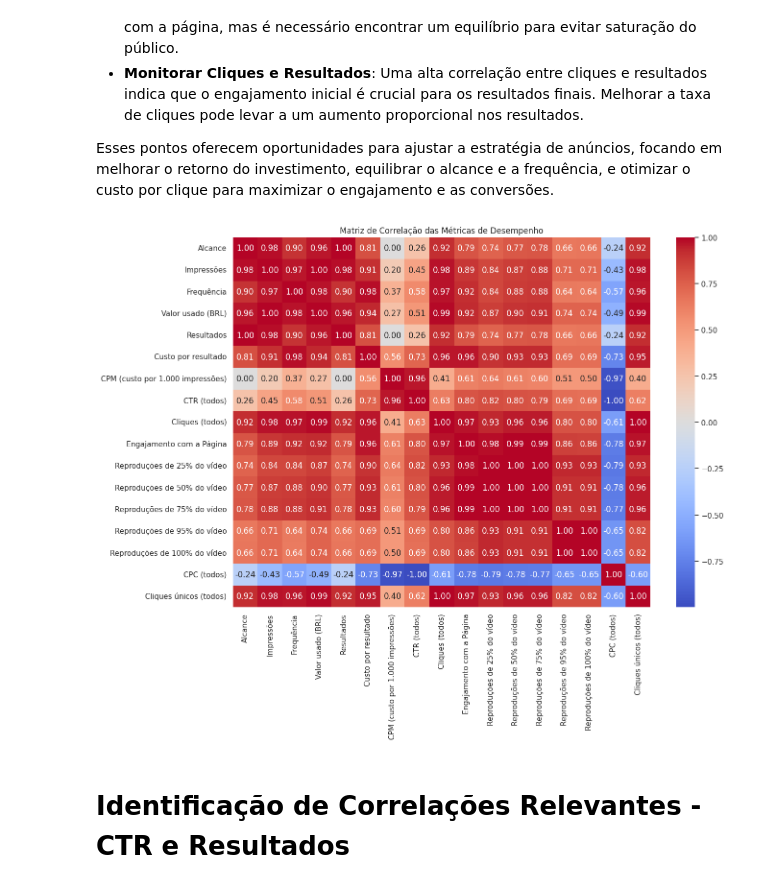
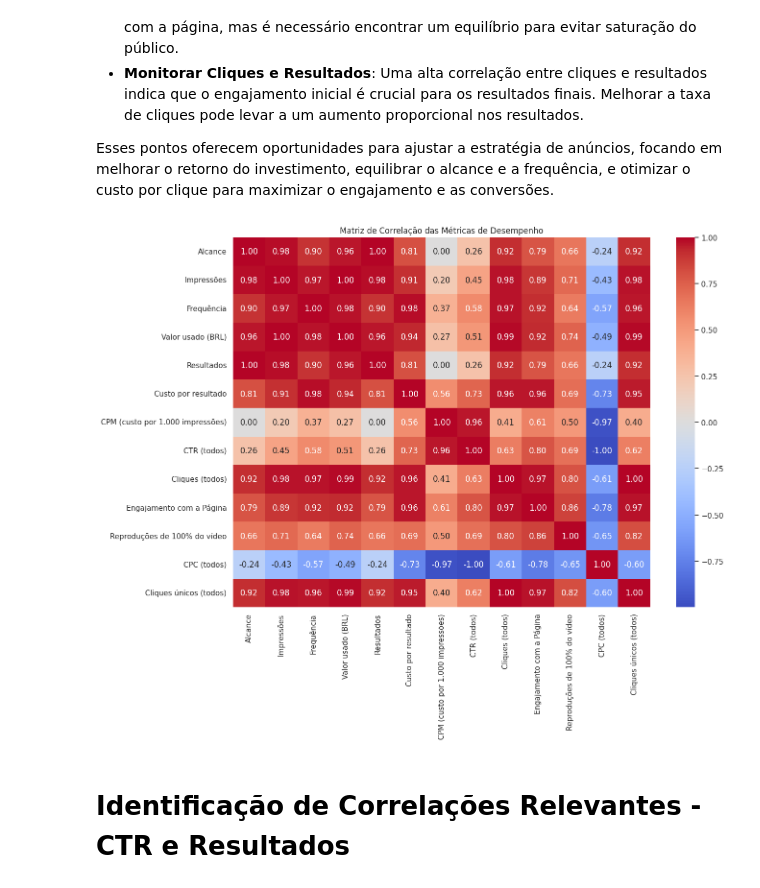
Before and after one commit to claraferreirabatista/analise_de_campanha, a Jupyter notebook: Miro Cozinha e Vinho/Ultimos trinta dias/analise_exploratoria_ultimos_30_dias.ipynb, the cells around one changed output. Saved outputs shown, nothing was run; the diff lists cells and outputs as text; code cells hidden in the pictures.

```diff
--- a/Miro Cozinha e Vinho/Ultimos trinta dias/analise_exploratoria_ultimos_30_dias.ipynb
+++ b/Miro Cozinha e Vinho/Ultimos trinta dias/analise_exploratoria_ultimos_30_dias.ipynb
@@ -333,38 +331,34 @@ metricas_principais = [
     "Frequência",
     "Valor usado (BRL)",
     "Resultados",
     "Custo por resultado",
     "CPM (custo por 1.000 impressões)",
     "CTR (todos)",
     "Cliques (todos)",
     "Engajamento com a Página",
-    "Reproduções de 25% do vídeo",
-    "Reproduções de 50% do vídeo",
-    "Reproduções de 75% do vídeo",
-    "Reproduções de 95% do vídeo",
     "Reproduções de 100% do vídeo",
     "CPC (todos)",
     "Cliques únicos (todos)",
 ]
 
 # Convertendo as métricas para números
 # Isso ajuda a evitar erros se houver valores inválidos
 for coluna in metricas_principais:
     df[coluna] = pd.to_numeric(df[coluna], errors="coerce")
 
 # Removendo linhas que têm dados faltando nas métricas selecionadas
 # Isso garante que a análise seja feita apenas com dados completos
 df_corr = df[metricas_principais].dropna()
 
 # Calculando e exibindo a matriz de correlação
 # A matriz mostra como cada métrica se relaciona com as outras
 correlacao = df_corr.corr()
 plt.figure(figsize=(14, 10))
 sns.heatmap(correlacao, annot=True, cmap="coolwarm", fmt=".2f")
 plt.title("Matriz de Correlação das Métricas de Desempenho")
 plt.show()
 # %% [output]
-[figure, old version]
+[figure, new version]
 # %% [markdown]
 # Identificação de Correlações Relevantes - CTR e Resultados
 # %% [markdown]
```
Also changed, not shown: parts of 5 cells of this notebook, 2 other files.
